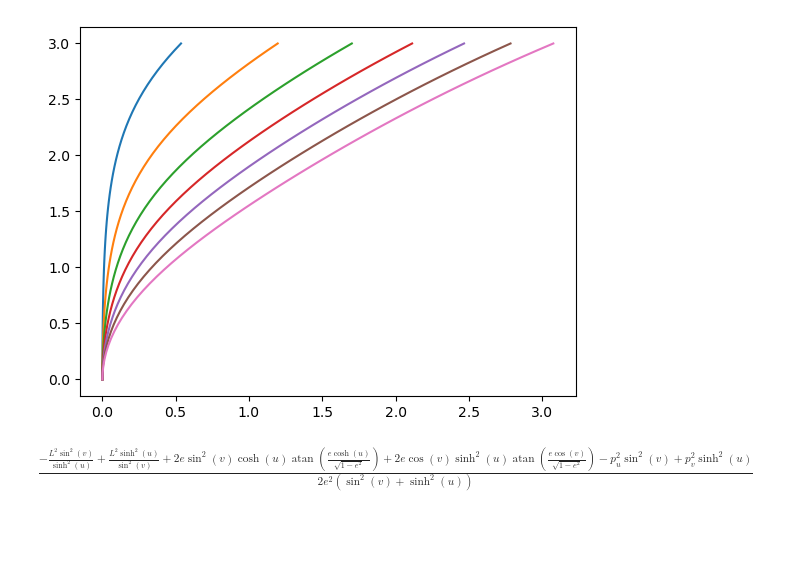
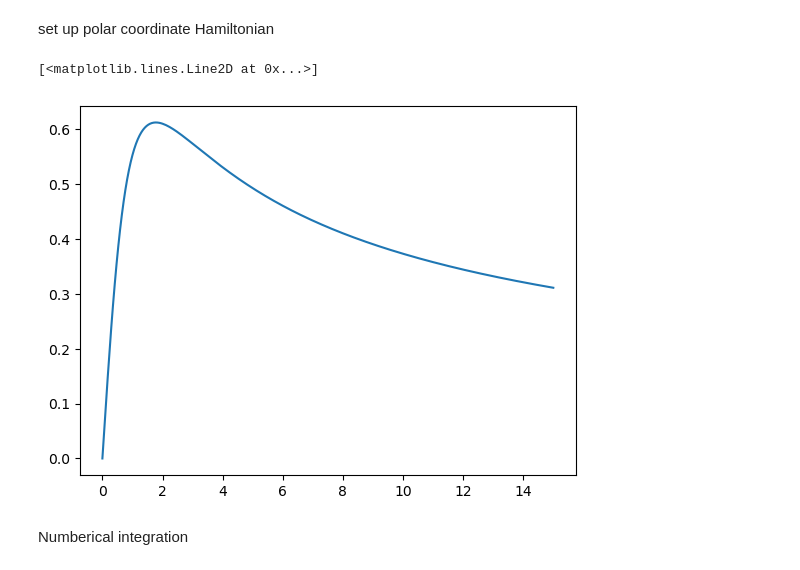
Before and after one commit to shadden/ActionAngleGalaxy, a Jupyter notebook: 02_notebooks/PerfectOblateSpheroid.ipynb, the cells around one changed output. Drawn from its saved outputs; the diff is of its cells as text; code cells hidden in the pictures; blank space fills up the shorter version.

```diff
--- a/02_notebooks/PerfectOblateSpheroid.ipynb
+++ b/02_notebooks/PerfectOblateSpheroid.ipynb
@@ -39,20 +59,0 @@ fn = sp.lambdify((u,e),Lsoln)
-# %%
-for ecc in np.linspace(0.1,0.7,7):
-    plt.plot(fn(np.linspace(0,3),ecc),np.linspace(0,3))
-# %% [output]
-[figure, removed]
-# %%
-E = sp.symbols("E",positive=True)
-_ = sp.simplify((ham.H-E)*(sinv*sinv+sinhu*sinhu))
-exprn=sp.expand(_)
-exprnU=exprn.func(*[a for a in exprn.args if (u in a.free_symbols or pu in a.free_symbols)])
-exprnV=exprn.func(*[a for a in exprn.args if (v in a.free_symbols or pv in a.free_symbols)])
-
-I3=sp.symbols("I3",real=True)
-
-I3eqn = exprnV.xreplace({E:sp.solve(-1*exprnU-I3,E)[0]})
-
-I3exprn = sp.solve(I3eqn-I3,I3)[0]
-I3exprn
-# %% [output]
-$\displaystyle \frac{- \frac{L^{2} \sin^{2}{\left(v \right)}}{\sinh^{2}{\left(u \right)}} + \frac{L^{2} \sinh^{2}{\left(u \right)}}{\sin^{2}{\left(v \right)}} + 2 e \sin^{2}{\left(v \right)} \cosh{\left(u \right)} \operatorname{atan}{\left(\frac{e \cosh{\left(u \right)}}{\sqrt{1 - e^{2}}} \right)} + 2 e \cos{\left(v \right)} \sinh^{2}{\left(u \right)} \operatorname{atan}{\left(\frac{e \cos{\left(v \right)}}{\sqrt{1 - e^{2}}} \right)} - p_{u}^{2} \sin^{2}{\left(v \right)} + p_{v}^{2} \sinh^{2}{\left(u \right)}}{2 e^{2} \left(\sin^{2}{\left(v \right)} + \sinh^{2}{\left(u \right)}\right)}$
@@ -59 +98,38 @@ $\displaystyle \frac{- \frac{L^{2} \sin^{2}{\left(v \right)}}{\sinh^{2}{\left(u
+# %% [markdown]
+set up polar coordinate Hamiltonian
+# %%
+R,L = sp.symbols("R,L",positive=True)
+z,pR,pz = sp.symbols("z,p_R,p_z",real=True)
+e = sp.symbols("e",positive = True)
+
+Rsq_plus_zsq =(R**2 + z**2)
+d = sp.sqrt(e**4 + 2 * e**2 *(R**2-z**2) + Rsq_plus_zsq**2)
+lmbda = 1 - e*e/2 + Rsq_plus_zsq/2 + d/2
+mu = 1 - e*e/2 + Rsq_plus_zsq/2 - d/2
+
+T_Rz = (pR*pR + pz*pz + L*L/R/R)/2
+u_of_Rz = sp.asinh(sp.sqrt((lmbda-1))/e)
+v_of_Rz = sp.asin(sp.sqrt((1-mu))/e)
+Phi_Rz = get_POS_potential(e,u_of_Rz,v_of_Rz)
+
+
+HRz = T_Rz + Phi_Rz
+
+u0,v0 = ham.state.values[:2]
+R0 = ecc * np.sinh(u0) * np.sin(v0)
+z0 = ecc * np.cosh(u0) * np.cos(v0)
+pR0,pz0 = transformation_matrix(u0,v0,ecc) @ ham.state.values[2:]
+state_Rz = cm.PhaseSpaceState([R,z,pR,pz],[R0,z0,pR0,pz0])
+ham_Rz = cm.Hamiltonian(HRz,ham.H_params,state_Rz)
+# %%
+Phi_R_planar = sp.simplify(get_POS_potential(e,u_of_Rz.xreplace({z:0}),sp.pi/2))
+
+vc_sq = sp.lambdify((R,e),R*sp.diff(Phi_R_planar,R))
+
+plt.plot(np.linspace(0,15,256),np.sqrt(vc_sq(np.linspace(0,15,256),0.5)))
+# %% [output]
+[<matplotlib.lines.Line2D at 0x...>]
+[figure, added]
+# %% [markdown]
+Numberical integration
 # %%
```
Also changed, not shown: parts of 27 cells of this notebook, 2 other files.
